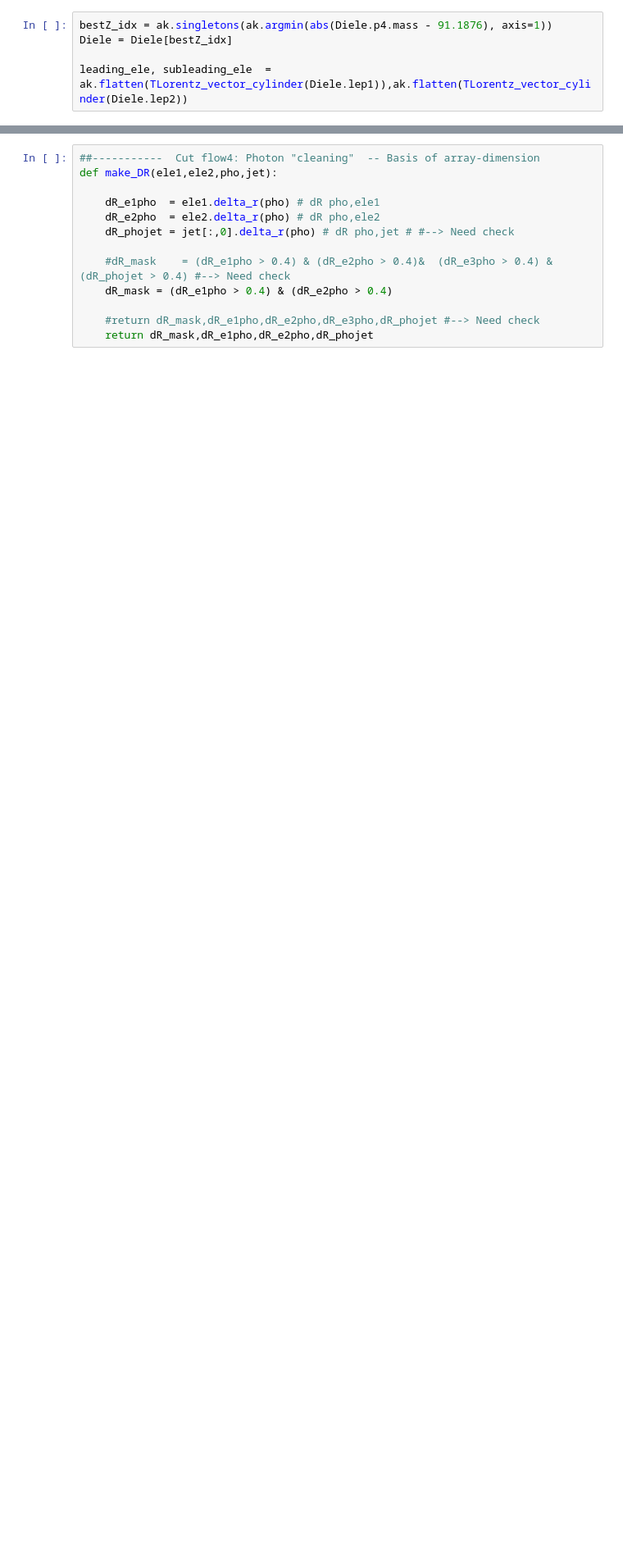
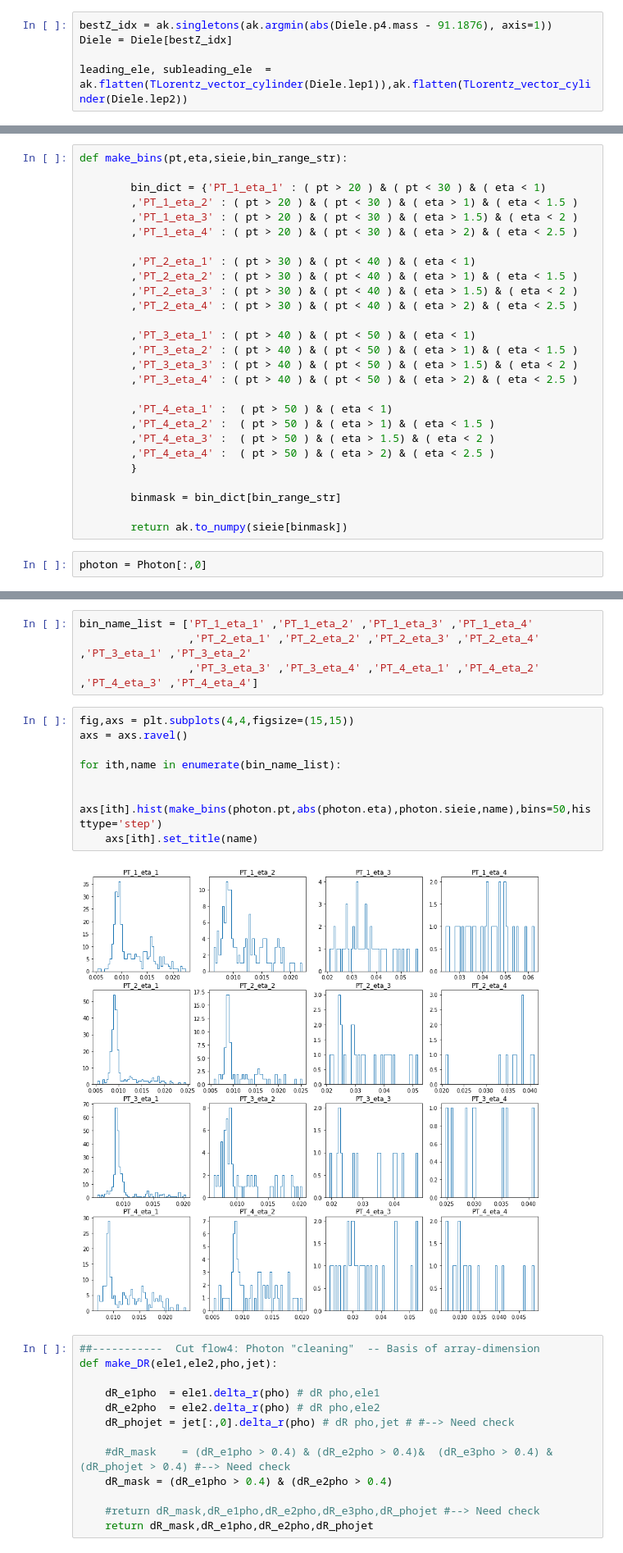
Before and after one commit to JW-corp/J.W_Analysis, a Jupyter notebook: Coffea_WZG/Jupyter/Test_Fake_template.ipynb, the cells around one changed output, grey strips where cells are left out. Shown: that part at 82% size. Saved outputs shown, nothing was run; the diff lists cells and outputs as text; blank space fills up the shorter version.

```diff
--- a/Coffea_WZG/Jupyter/Test_Fake_template.ipynb
+++ b/Coffea_WZG/Jupyter/Test_Fake_template.ipynb
@@ -241,0 +259,29 @@ leading_ele, subleading_ele  = ak.flatten(TLorentz_vector_cylinder(Diele.lep1)),
+# %%
+def make_bins(pt,eta,sieie,bin_range_str):
+
+        bin_dict = {'PT_1_eta_1' : ( pt > 20 ) & ( pt < 30 ) & ( eta < 1)
+        ,'PT_1_eta_2' : ( pt > 20 ) & ( pt < 30 ) & ( eta > 1) & ( eta < 1.5 )
+        ,'PT_1_eta_3' : ( pt > 20 ) & ( pt < 30 ) & ( eta > 1.5) & ( eta < 2 )
+        ,'PT_1_eta_4' : ( pt > 20 ) & ( pt < 30 ) & ( eta > 2) & ( eta < 2.5 )
+
+        ,'PT_2_eta_1' : ( pt > 30 ) & ( pt < 40 ) & ( eta < 1)
+        ,'PT_2_eta_2' : ( pt > 30 ) & ( pt < 40 ) & ( eta > 1) & ( eta < 1.5 )
+        ,'PT_2_eta_3' : ( pt > 30 ) & ( pt < 40 ) & ( eta > 1.5) & ( eta < 2 )
+        ,'PT_2_eta_4' : ( pt > 30 ) & ( pt < 40 ) & ( eta > 2) & ( eta < 2.5 )
+
+        ,'PT_3_eta_1' : ( pt > 40 ) & ( pt < 50 ) & ( eta < 1)
+        ,'PT_3_eta_2' : ( pt > 40 ) & ( pt < 50 ) & ( eta > 1) & ( eta < 1.5 )
+        ,'PT_3_eta_3' : ( pt > 40 ) & ( pt < 50 ) & ( eta > 1.5) & ( eta < 2 )
+        ,'PT_3_eta_4' : ( pt > 40 ) & ( pt < 50 ) & ( eta > 2) & ( eta < 2.5 )
+
+        ,'PT_4_eta_1' :  ( pt > 50 ) & ( eta < 1)
+        ,'PT_4_eta_2' :  ( pt > 50 ) & ( eta > 1) & ( eta < 1.5 )
+        ,'PT_4_eta_3' :  ( pt > 50 ) & ( eta > 1.5) & ( eta < 2 )
+        ,'PT_4_eta_4' :  ( pt > 50 ) & ( eta > 2) & ( eta < 2.5 )
+        }
+
+        binmask = bin_dict[bin_range_str]
+
+        return ak.to_numpy(sieie[binmask])
+# %%
+photon = Photon[:,0]
@@ -242,3 +292,17 @@ leading_ele, subleading_ele  = ak.flatten(TLorentz_vector_cylinder(Diele.lep1)),
+# %%
+bin_name_list = ['PT_1_eta_1' ,'PT_1_eta_2' ,'PT_1_eta_3' ,'PT_1_eta_4'
+                 ,'PT_2_eta_1' ,'PT_2_eta_2' ,'PT_2_eta_3' ,'PT_2_eta_4' ,'PT_3_eta_1' ,'PT_3_eta_2'
+                 ,'PT_3_eta_3' ,'PT_3_eta_4' ,'PT_4_eta_1' ,'PT_4_eta_2' ,'PT_4_eta_3' ,'PT_4_eta_4']
+# %%
+fig,axs = plt.subplots(4,4,figsize=(15,15))
+axs = axs.ravel()
+
+for ith,name in enumerate(bin_name_list):
+
+    axs[ith].hist(make_bins(photon.pt,abs(photon.eta),photon.sieie,name),bins=50,histtype='step')
+    axs[ith].set_title(name)
+# %% [output]
+[figure, added]
 # %%
 ##-----------  Cut flow4: Photon "cleaning"  -- Basis of array-dimension
 def make_DR(ele1,ele2,pho,jet):
```
Also changed, not shown: parts of 11 cells of this notebook, 2 other files.
